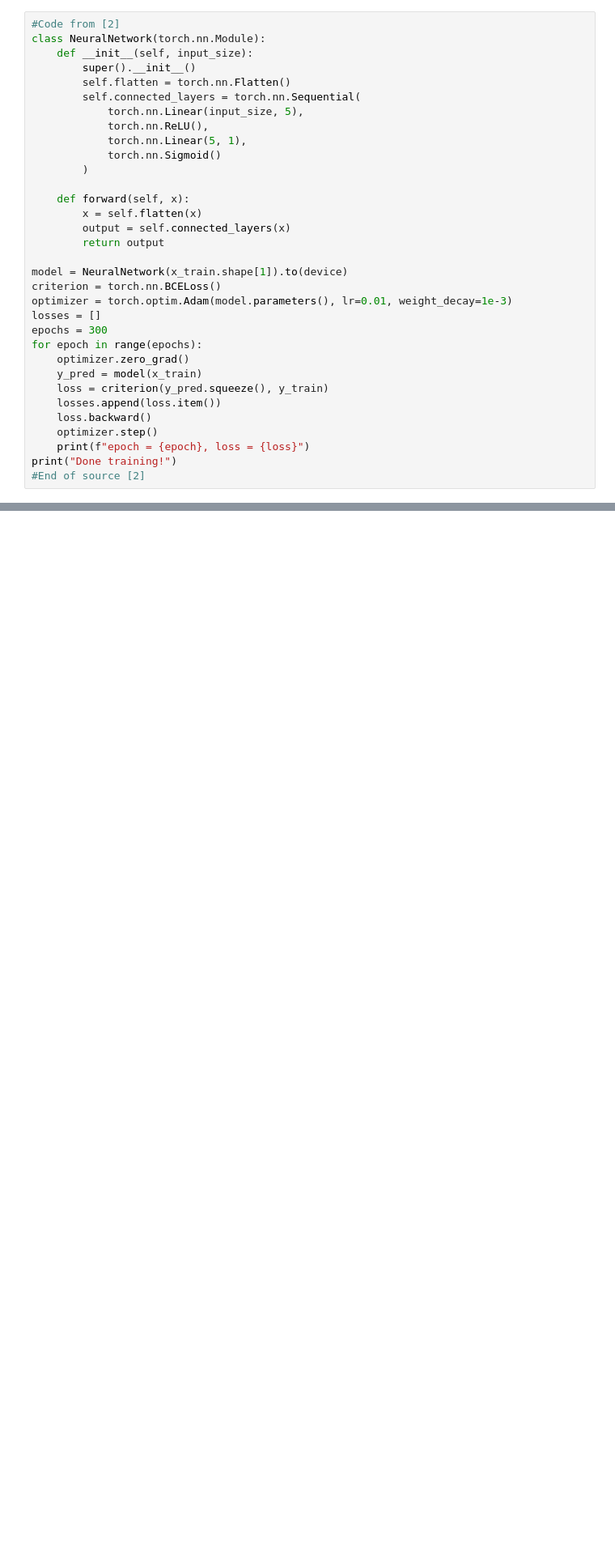
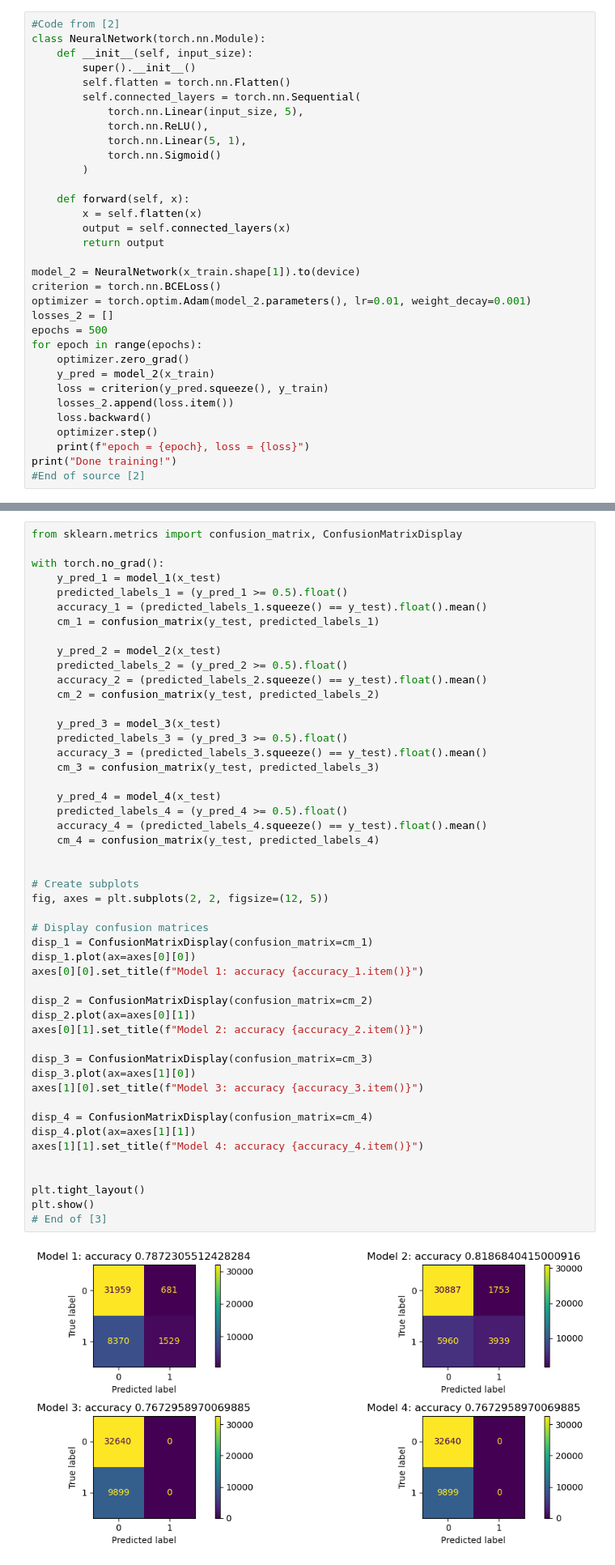
Before and after one commit to Aidan-Mulholland/Advanced-AI, a Jupyter notebook: main.ipynb, the cells around one changed output, grey strips where cells are left out. Shown: that part at 81% size. Drawn from its saved outputs; the diff is of its cells as text; blank space fills up the shorter version.

```diff
--- a/main.ipynb
+++ b/main.ipynb
@@ -254,16 +308,16 @@ class NeuralNetwork(torch.nn.Module):
         output = self.connected_layers(x)
         return output
 
-model = NeuralNetwork(x_train.shape[1]).to(device)
+model_2 = NeuralNetwork(x_train.shape[1]).to(device)
 criterion = torch.nn.BCELoss()
-optimizer = torch.optim.Adam(model.parameters(), lr=0.01, weight_decay=1e-3)
-losses = []
-epochs = 300
+optimizer = torch.optim.Adam(model_2.parameters(), lr=0.01, weight_decay=0.001)
+losses_2 = []
+epochs = 500
 for epoch in range(epochs):
     optimizer.zero_grad()
-    y_pred = model(x_train)
+    y_pred = model_2(x_train)
     loss = criterion(y_pred.squeeze(), y_train)
-    losses.append(loss.item())
+    losses_2.append(loss.item())
     loss.backward()
     optimizer.step()
     print(f"epoch = {epoch}, loss = {loss}")
@@ -318,3 +456,54 @@ Accuracy: 0.8194832801818848
+# %%
+from sklearn.metrics import confusion_matrix, ConfusionMatrixDisplay
+
+with torch.no_grad():
+    y_pred_1 = model_1(x_test)
+    predicted_labels_1 = (y_pred_1 >= 0.5).float()
+    accuracy_1 = (predicted_labels_1.squeeze() == y_test).float().mean()
+    cm_1 = confusion_matrix(y_test, predicted_labels_1)
+
+    y_pred_2 = model_2(x_test)
+    predicted_labels_2 = (y_pred_2 >= 0.5).float()
+    accuracy_2 = (predicted_labels_2.squeeze() == y_test).float().mean()
+    cm_2 = confusion_matrix(y_test, predicted_labels_2)
+
+    y_pred_3 = model_3(x_test)
+    predicted_labels_3 = (y_pred_3 >= 0.5).float()
+    accuracy_3 = (predicted_labels_3.squeeze() == y_test).float().mean()
+    cm_3 = confusion_matrix(y_test, predicted_labels_3)
+
+    y_pred_4 = model_4(x_test)
+    predicted_labels_4 = (y_pred_4 >= 0.5).float()
+    accuracy_4 = (predicted_labels_4.squeeze() == y_test).float().mean()
+    cm_4 = confusion_matrix(y_test, predicted_labels_4)
+
+
+# Create subplots
+fig, axes = plt.subplots(2, 2, figsize=(12, 5))
+
+# Display confusion matrices
+disp_1 = ConfusionMatrixDisplay(confusion_matrix=cm_1)
+disp_1.plot(ax=axes[0][0])
+axes[0][0].set_title(f"Model 1: accuracy {accuracy_1.item()}")
+
+disp_2 = ConfusionMatrixDisplay(confusion_matrix=cm_2)
+disp_2.plot(ax=axes[0][1])
+axes[0][1].set_title(f"Model 2: accuracy {accuracy_2.item()}")
+
+disp_3 = ConfusionMatrixDisplay(confusion_matrix=cm_3)
+disp_3.plot(ax=axes[1][0])
+axes[1][0].set_title(f"Model 3: accuracy {accuracy_3.item()}")
+
+disp_4 = ConfusionMatrixDisplay(confusion_matrix=cm_4)
+disp_4.plot(ax=axes[1][1])
+axes[1][1].set_title(f"Model 4: accuracy {accuracy_4.item()}")
+
+
+plt.tight_layout()
+plt.show()
+# End of [3]
+# %% [output]
+[figure, added]
 # %% [markdown]
 # References
 1. https://www.kaggle.com/datasets/bhargavchirumamilla/thyroid-cancer-risk-dataset
```
Also changed, not shown: parts of 10 cells of this notebook.
